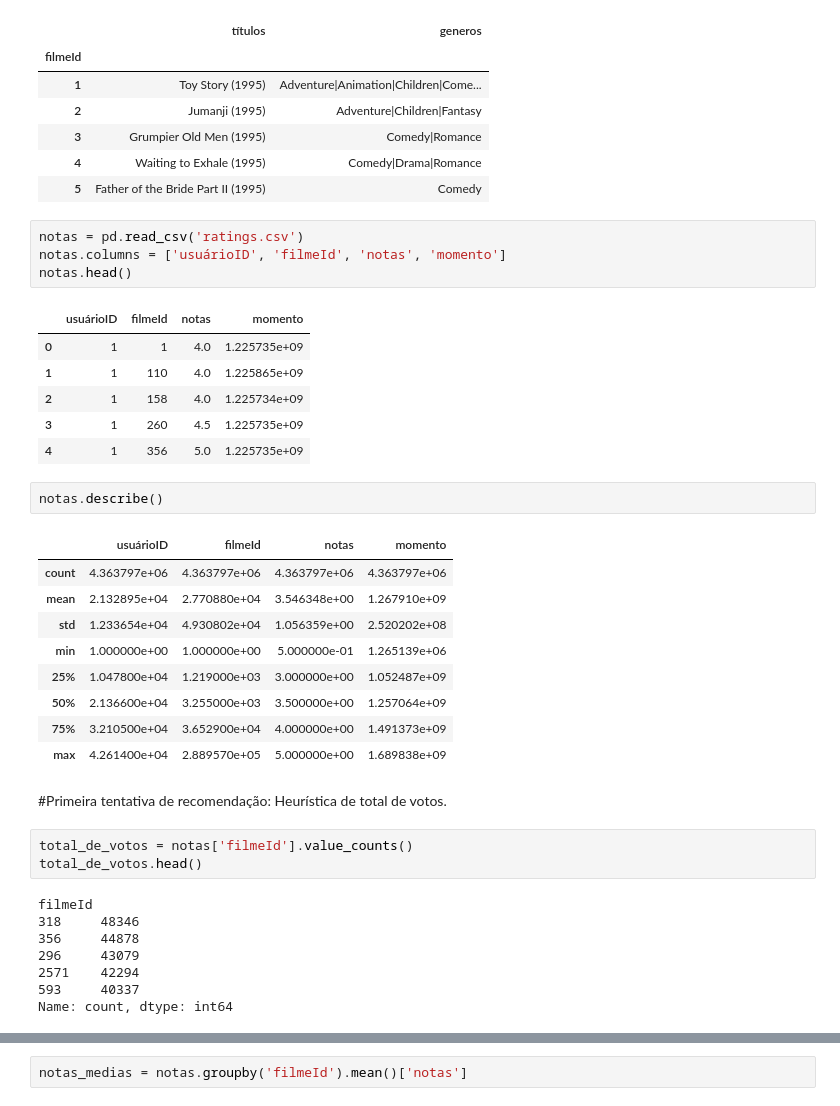
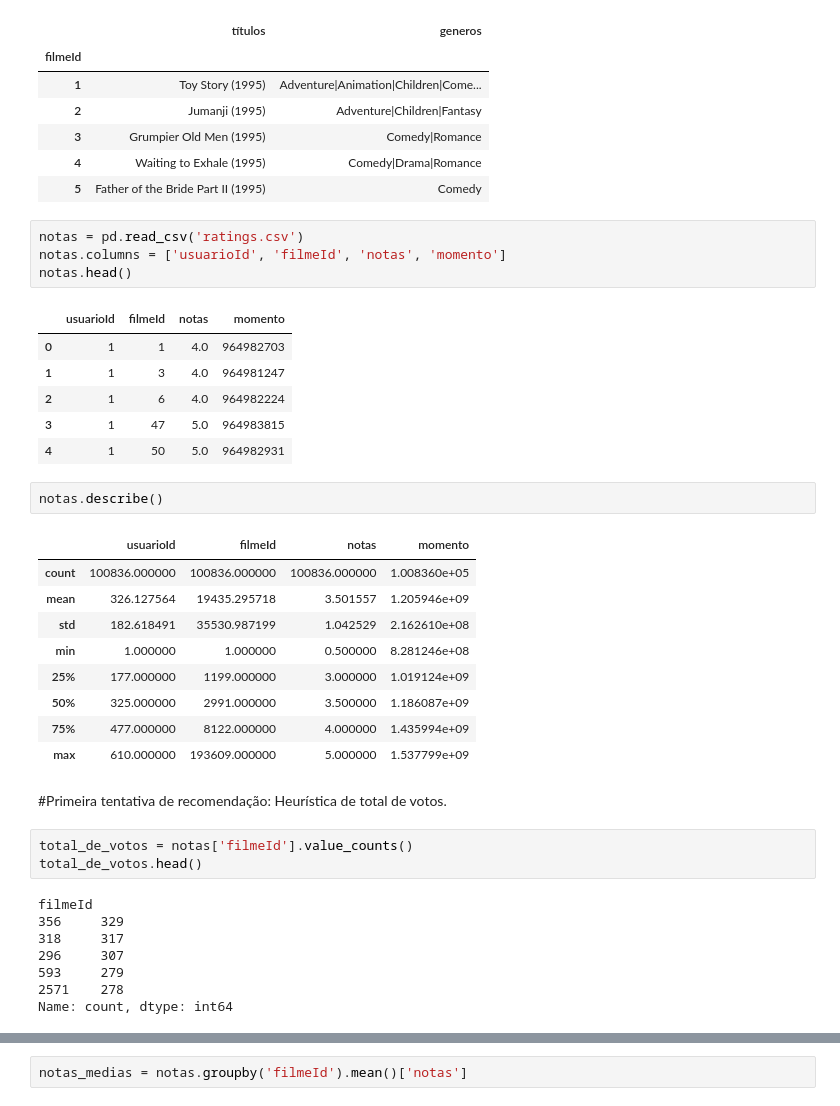
Before and after one commit to fermarimoraes/sistemaderecomendacao, a Jupyter notebook: Recomendação_de_filmes.ipynb, the cells around one changed output, grey strips where cells are left out. Cells and saved outputs as stored; diff of their text form.

```diff
--- a/Recomendação_de_filmes.ipynb
+++ b/Recomendação_de_filmes.ipynb
@@ -17,27 +17,27 @@ filmes.head()
 | 5 | Father of the Bride Part II (1995) | Comedy |
 # %%
 notas = pd.read_csv('ratings.csv')
-notas.columns = ['usuárioID', 'filmeId', 'notas', 'momento']
+notas.columns = ['usuarioId', 'filmeId', 'notas', 'momento']
 notas.head()
 # %% [output]
-|  | usuárioID | filmeId | notas | momento |
-| 0 | 1 | 1 | 4.0 | 1.225735e+09 |
-| 1 | 1 | 110 | 4.0 | 1.225865e+09 |
-| 2 | 1 | 158 | 4.0 | 1.225734e+09 |
-| 3 | 1 | 260 | 4.5 | 1.225735e+09 |
-| 4 | 1 | 356 | 5.0 | 1.225735e+09 |
+|  | usuarioId | filmeId | notas | momento |
+| 0 | 1 | 1 | 4.0 | 964982703 |
+| 1 | 1 | 3 | 4.0 | 964981247 |
+| 2 | 1 | 6 | 4.0 | 964982224 |
+| 3 | 1 | 47 | 5.0 | 964983815 |
+| 4 | 1 | 50 | 5.0 | 964982931 |
 # %%
 notas.describe()
 # %% [output]
-|  | usuárioID | filmeId | notas | momento |
-| count | 4.363797e+06 | 4.363797e+06 | 4.363797e+06 | 4.363797e+06 |
-| mean | 2.132895e+04 | 2.770880e+04 | 3.546348e+00 | 1.267910e+09 |
-| std | 1.233654e+04 | 4.930802e+04 | 1.056359e+00 | 2.520202e+08 |
-| min | 1.000000e+00 | 1.000000e+00 | 5.000000e-01 | 1.265139e+06 |
-| 25% | 1.047800e+04 | 1.219000e+03 | 3.000000e+00 | 1.052487e+09 |
-| 50% | 2.136600e+04 | 3.255000e+03 | 3.500000e+00 | 1.257064e+09 |
-| 75% | 3.210500e+04 | 3.652900e+04 | 4.000000e+00 | 1.491373e+09 |
-| max | 4.261400e+04 | 2.889570e+05 | 5.000000e+00 | 1.689838e+09 |
+|  | usuarioId | filmeId | notas | momento |
+| count | 100836.000000 | 100836.000000 | 100836.000000 | 1.008360e+05 |
+| mean | 326.127564 | 19435.295718 | 3.501557 | 1.205946e+09 |
+| std | 182.618491 | 35530.987199 | 1.042529 | 2.162610e+08 |
+| min | 1.000000 | 1.000000 | 0.500000 | 8.281246e+08 |
+| 25% | 177.000000 | 1199.000000 | 3.000000 | 1.019124e+09 |
+| 50% | 325.000000 | 2991.000000 | 3.500000 | 1.186087e+09 |
+| 75% | 477.000000 | 8122.000000 | 4.000000 | 1.435994e+09 |
+| max | 610.000000 | 193609.000000 | 5.000000 | 1.537799e+09 |
 # %% [markdown]
 #Primeira tentativa de recomendação: Heurística de total de votos.
 # %%
@@ -45,11 +45,11 @@ total_de_votos = notas['filmeId'].value_counts()
 total_de_votos.head()
 # %% [output]
 filmeId
-318     48346
-356     44878
-296     43079
-2571    42294
-593     40337
+356     329
+318     317
+296     307
+593     279
+2571    278
 Name: count, dtype: int64
 # %%
 filmes['total_de_votos'] = total_de_votos
```
Also changed, not shown: parts of 27 cells of this notebook.
